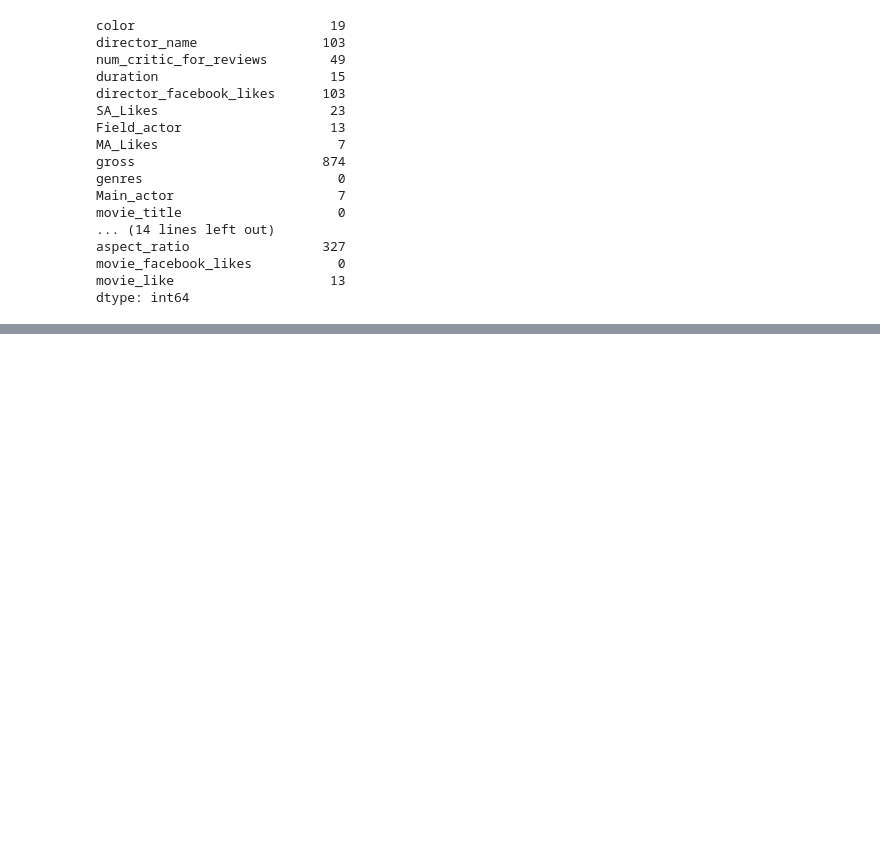
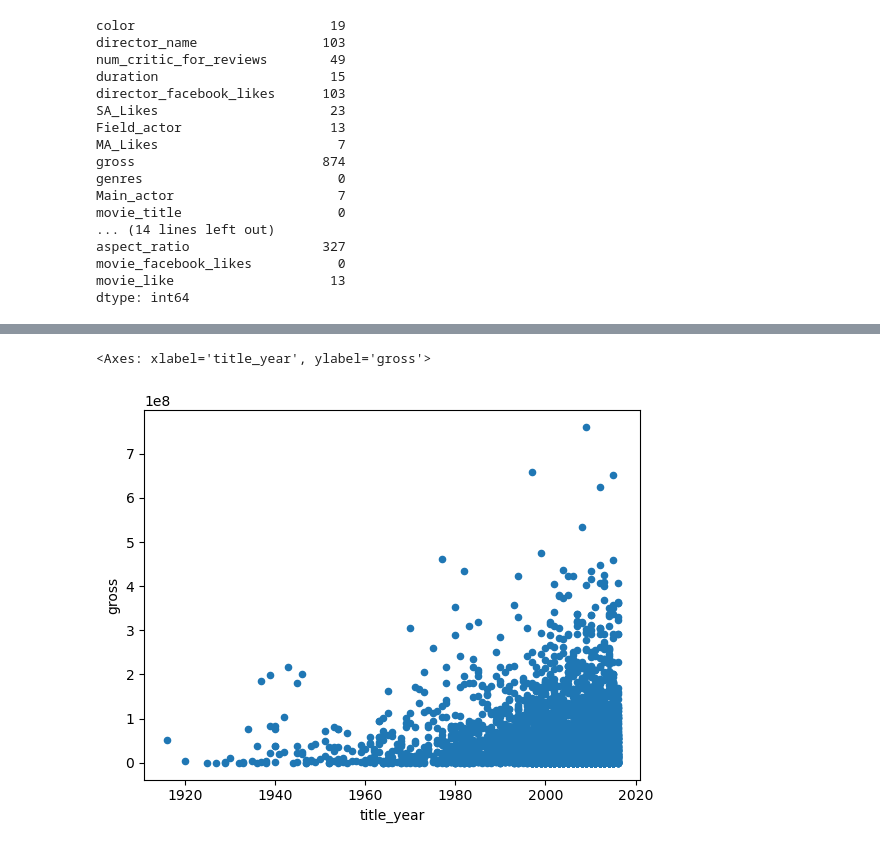
Before and after one commit to SamBoss19/Datasets, a Jupyter notebook: DataCleaning.ipynb, the cells around one changed output, grey strips where cells are left out. Cells and saved outputs as stored; diff of their text form; code cells hidden in the pictures; blank space fills up the shorter version.

```diff
--- a/DataCleaning.ipynb
+++ b/DataCleaning.ipynb
@@ -583,5 +583,7 @@ df12.shape
 # %% [output]
 4607
 # %%
-df1.groupby('genres').fillna(value = round(df1.gross.mean(),2), inplace = True)
+mean = df1.groupby('genres')['gross'].mean()
+# df1.gross.fillna(value = round(mean,2))
+mean
 # %% [output]
@@ -608,0 +638,2 @@ dtype: int64
+# %%
+df1 = df1.sort_values(by='genres')
@@ -608,0 +695,2 @@ dtype: int64
+# %%
+df1['gross']= df1['gross'].fillna(method = 'pad')
@@ -608,0 +727,2 @@ dtype: int64
+# %%
+df1['gross']= df1['gross'].fillna(method = 'bfill')
@@ -608,0 +760,5 @@ dtype: int64
+# %%
+df1.plot.scatter(x = 'title_year', y = 'gross')
+# %% [output]
+<Axes: xlabel='title_year', ylabel='gross'>
+[figure, added]
```
Also changed, not shown: parts of 18 cells of this notebook.
